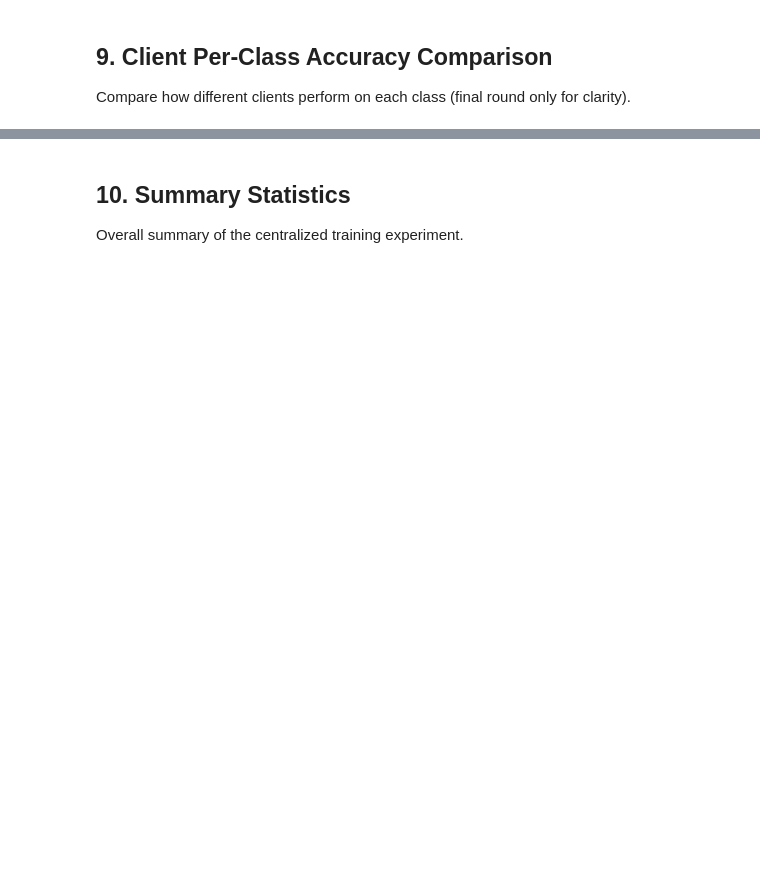
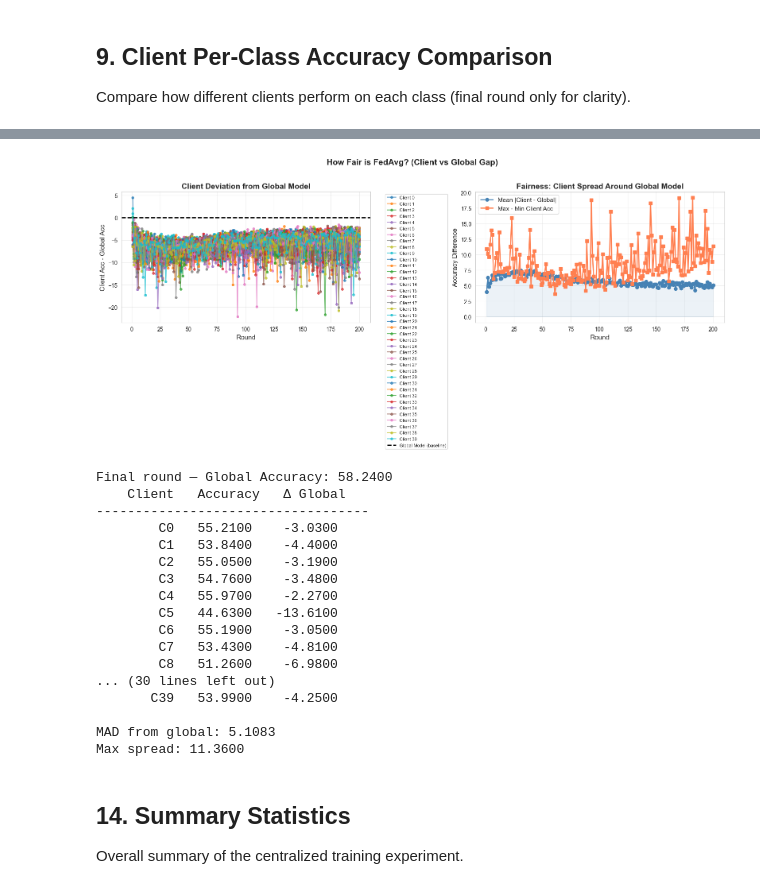
Before and after one commit to M-9acem/FLF, a Jupyter notebook: analysis_centralized_simple.ipynb, the cells around one changed output, grey strips where cells are left out. Cells and saved outputs as stored; diff of their text form; code cells hidden in the pictures; blank space fills up the shorter version.

```diff
--- a/analysis_centralized_simple.ipynb
+++ b/analysis_centralized_simple.ipynb
@@ -466,5 +661,78 @@ Per-class statistics across clients:
+# %%
+fig, (ax1, ax2) = plt.subplots(1, 2, figsize=(16, 6))
+
+global_acc_by_round = global_metrics.set_index('round')['test_accuracy']
+
+# Left: Per-client deviation from global (client_acc - global_acc)
+for client_id in sorted(client_metrics['client_id'].unique()):
+    cd = client_metrics[client_metrics['client_id'] == client_id].sort_values('round')
+    deviation = cd['test_accuracy'].values - global_acc_by_round.loc[cd['round'].values].values
+    ax1.plot(cd['round'], deviation, marker='o', linewidth=1.5, markersize=4,
+             label=f'Client {client_id}', alpha=0.7)
+
+ax1.axhline(y=0, color='black', linewidth=2, linestyle='--', label='Global Model (baseline)')
+ax1.set_xlabel('Round', fontsize=12)
+ax1.set_ylabel('Client Acc - Global Acc', fontsize=12)
+ax1.set_title('Client Deviation from Global Model', fontsize=14, fontweight='bold')
+ax1.legend(bbox_to_anchor=(1.05, 1), loc='upper left', fontsize=8)
+ax1.grid(True, alpha=0.3)
+
+# Right: Mean absolute deviation + max spread
+rounds = sorted(client_metrics['round'].unique())
+mad_vals = []
+max_spread = []
+for r in rounds:
+    round_accs = client_metrics[client_metrics['round'] == r]['test_accuracy']
+    global_val = global_acc_by_round.loc[r]
+    mad_vals.append(np.abs(round_accs - global_val).mean())
+    max_spread.append(round_accs.max() - round_accs.min())
+
+ax2.plot(rounds, mad_vals, color='steelblue', linewidth=2, marker='o', markersize=6, label='Mean |Client - Global|')
+ax2.plot(rounds, max_spread, color='coral', linewidth=2, marker='s', markersize=6, label='Max - Min Client Acc')
+ax2.fill_between(rounds, 0, mad_vals, alpha=0.1, color='steelblue')
+ax2.set_xlabel('Round', fontsize=12)
+ax2.set_ylabel('Accuracy Difference', fontsize=12)
+ax2.set_title('Fairness: Client Spread Around Global Model', fontsize=14, fontweight='bold')
+ax2.legend(fontsize=11)
+ax2.grid(True, alpha=0.3)
+
+plt.suptitle('How Fair is FedAvg? (Client vs Global Gap)', fontsize=15, fontweight='bold', y=1.02)
+plt.tight_layout()
+plt.show()
+
+# Print summary
+fr = client_metrics['round'].max()
+fc = client_metrics[client_metrics['round'] == fr].sort_values('client_id')
+global_final = global_acc_by_round.loc[fr]
+print(f"\nFinal round — Global Accuracy: {global_final:.4f}")
+print(f"{'Client':>10s} {'Accuracy':>10s} {'Δ Global':>10s}")
+print("-" * 35)
+for _, row in fc.iterrows():
+    delta = row['test_accuracy'] - global_final
+    print(f"{'C'+str(int(row['client_id'])):>10s} {row['test_accuracy']:>9.4f}  {delta:>+9.4f}")
+print(f"\nMAD from global: {mad_vals[-1]:.4f}")
+print(f"Max spread: {max_spread[-1]:.4f}")
+# %% [output]
+[figure, added]
+Final round — Global Accuracy: 58.2400
+    Client   Accuracy   Δ Global
+-----------------------------------
+        C0   55.2100    -3.0300
+        C1   53.8400    -4.4000
+        C2   55.0500    -3.1900
+        C3   54.7600    -3.4800
+        C4   55.9700    -2.2700
+        C5   44.6300   -13.6100
+        C6   55.1900    -3.0500
+        C7   53.4300    -4.8100
+        C8   51.2600    -6.9800
+... (30 lines left out)
+       C39   53.9900    -4.2500
+
+MAD from global: 5.1083
+Max spread: 11.3600
 # %% [markdown]
-## 10. Summary Statistics
+## 14. Summary Statistics
 
 Overall summary of the centralized training experiment.
 # %%
```
Also changed, not shown: parts of 18 cells of this notebook, 10 other files.
